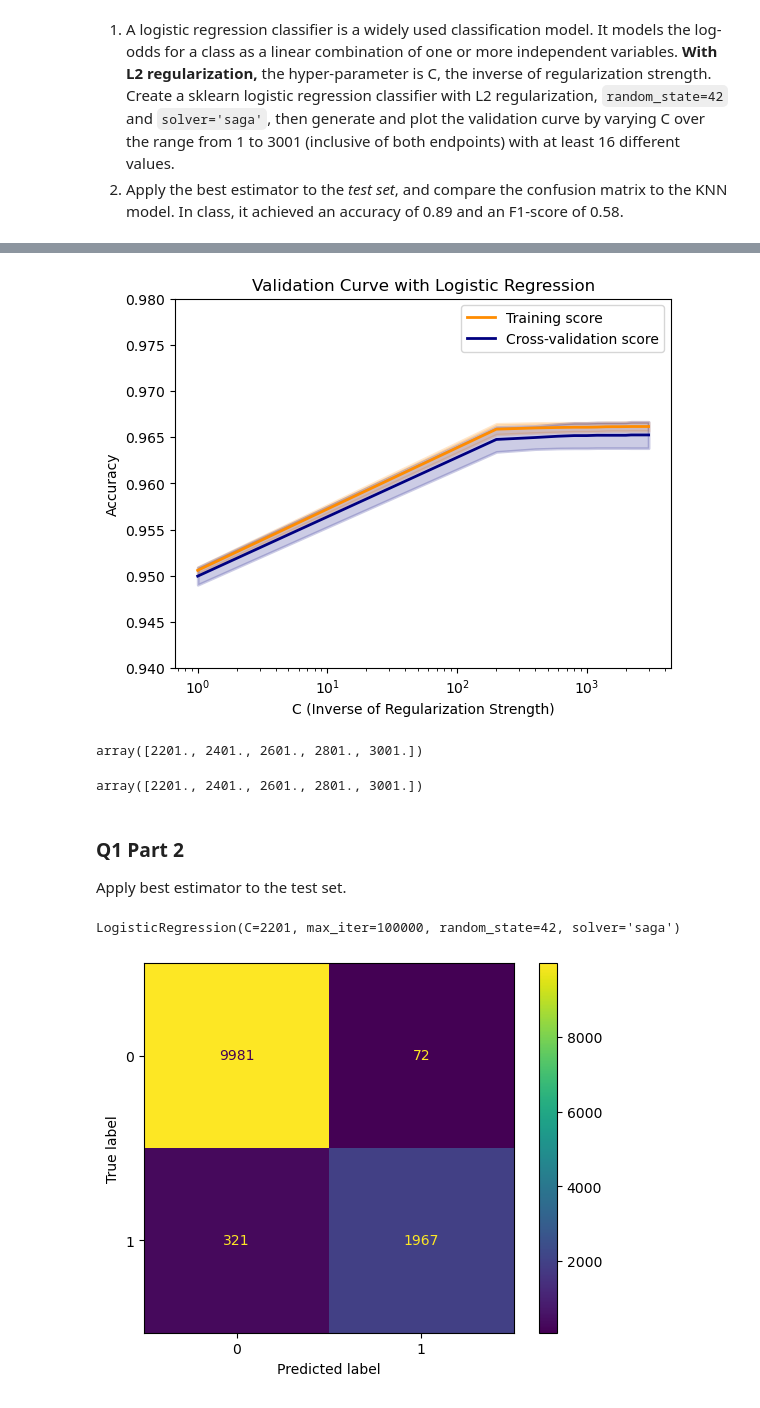
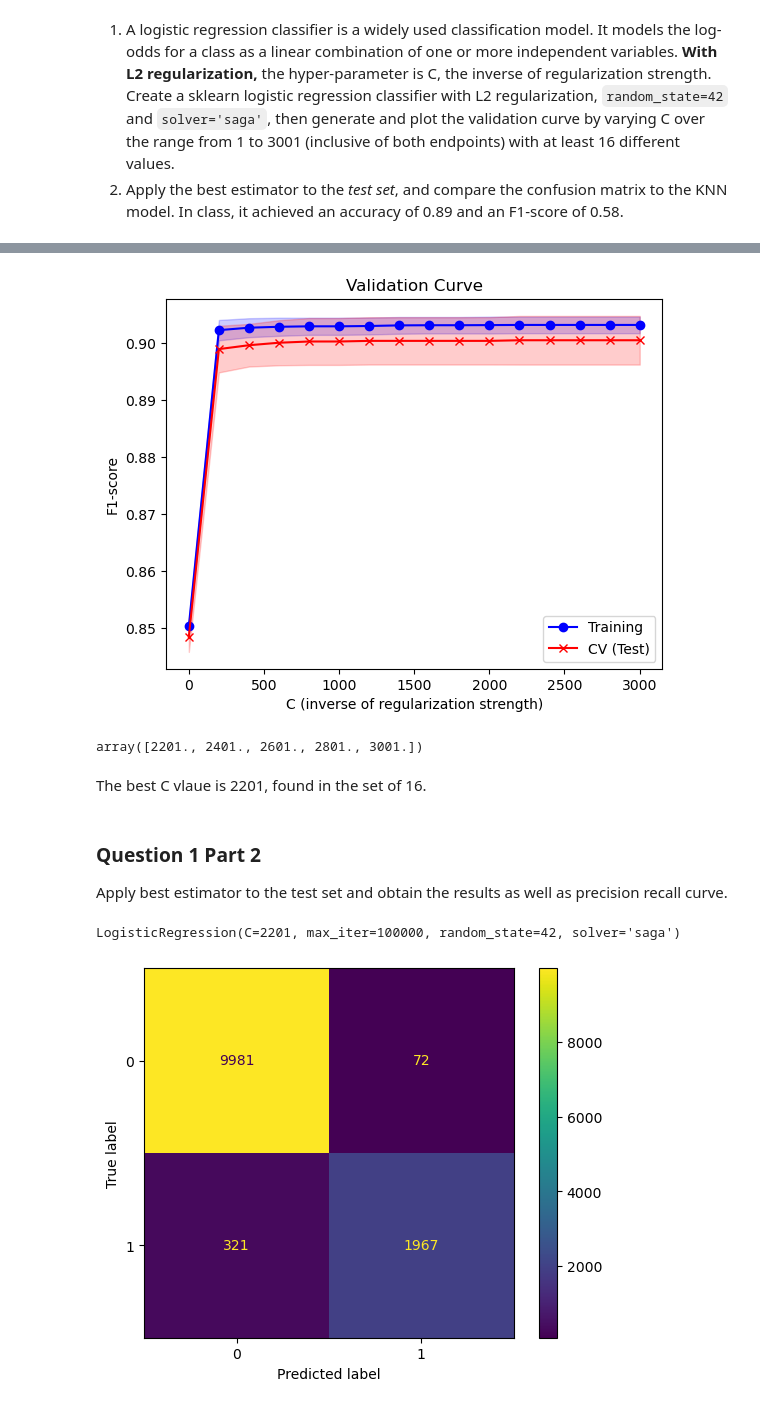
Before and after one commit to Luke-zm/Completed-Data-Courses-for-Masters, a Jupyter notebook: IND5003/assignment/IND5003_2310_Assignment_2.ipynb, the cells around one changed output, grey strips where cells are left out. Cells and saved outputs as stored; diff of their text form; code cells hidden in the pictures.

```diff
--- a/IND5003/assignment/IND5003_2310_Assignment_2.ipynb
+++ b/IND5003/assignment/IND5003_2310_Assignment_2.ipynb
@@ -106,10 +91,5 @@ log_reg = LogisticRegression(random_state=42, solver='saga', penalty='l2', max_i
 # %%
 # Generating validation curve
 train_scores, test_scores = validation_curve(
-    log_reg, X_ttrain, y_train, param_name="C", param_range=C_range,
-    scoring="accuracy", n_jobs=-1)
-
-# # Calculate validation curve
-# train_scores_lin, test_scores_lin = validation_curve(
-#     logistic_regression, X_ttrain, y_train, param_name="C", param_range=C_values_lin,
-#     cv=5, scoring="accuracy", n_jobs=-1)
+    log_reg, X_ttrain, y_train, param_name="C", param_range=C_range, cv=5, scoring="f1", n_jobs=-1, verbose=2
+    )
@@ -119,32 +103,15 @@ train_scores_mean = np.mean(train_scores, axis=1)
 train_scores_std = np.std(train_scores, axis=1)
 test_scores_mean = np.mean(test_scores, axis=1)
 test_scores_std = np.std(test_scores, axis=1)
-# %%
-# Plotting the validation curve
-plt.figure()
-plt.title("Validation Curve with Logistic Regression")
-plt.xlabel("C (Inverse of Regularization Strength)")
-plt.ylabel("Accuracy")
-plt.ylim(0.94, 0.98)
-lw = 2
-plt.semilogx(C_range, train_scores_mean, label="Training score",
-             color="darkorange", lw=lw)
-plt.fill_between(C_range, train_scores_mean - train_scores_std,
-                 train_scores_mean + train_scores_std, alpha=0.2,
-                 color="darkorange", lw=lw)
-plt.semilogx(C_range, test_scores_mean, label="Cross-validation score",
-             color="navy", lw=lw)
-plt.fill_between(C_range, test_scores_mean - test_scores_std,
-                 test_scores_mean + test_scores_std, alpha=0.2,
-                 color="navy", lw=lw)
-plt.legend(loc="best")
-plt.show()
-
-# Outputting the C values with the best test scores
-best_C_indices = np.argsort(-test_scores_mean)
-best_C_values = C_range[best_C_indices]
-best_C_values[:5]  # Displaying the top 5 C values
-# %% [output]
-[figure, removed]
-array([2201., 2401., 2601., 2801., 3001.])
+# %%
+# Plot the result of the different C value
+plt.plot(C_range, train_scores_mean, 'o-', label='Training', color='blue')
+plt.fill_between(C_range, train_scores_mean-train_scores_std, train_scores_mean+train_scores_std, color='blue', alpha=0.2)
+
+plt.plot(C_range, test_scores_mean, 'x-', label='CV (Test)', color='red')
+plt.fill_between(C_range, test_scores_mean-test_scores_std, test_scores_mean+test_scores_std, color='red', alpha=0.2)
+
+plt.legend(loc='lower right');plt.ylabel('F1-score');plt.xlabel('C (inverse of regularization strength)');plt.title('Validation Curve');
+# %% [output]
+[figure, added]
 # %%
@@ -155,12 +122,15 @@ best_C_values[:5]  # Displaying the top 5 C values
 # %% [output]
 array([2201., 2401., 2601., 2801., 3001.])
+# %% [markdown]
+The best C vlaue is 2201, found in the set of 16.
 # %% [markdown]
-### Q1 Part 2
-Apply best estimator to the test set.
+### Question 1 Part 2
+
+Apply best estimator to the test set and obtain the results as well as precision recall curve.
 # %%
 # Creating logistic regression classifier with L2 regularization
 log_reg = LogisticRegression(random_state=42, solver='saga', penalty='l2', max_iter=100000, C=2201)
+# Fit the data into the object to create the log_reg model
+log_reg.fit(X_ttrain, y_train)
+# %% [output]
+LogisticRegression(C=2201, max_iter=100000, random_state=42, solver='saga')
-# %%
-log_reg.fit(X_ttrain, y_train)
-# %% [output]
-LogisticRegression(C=2201, max_iter=100000, random_state=42, solver='saga')
```
Also changed, not shown: parts of 23 cells of this notebook, 7 other files.
